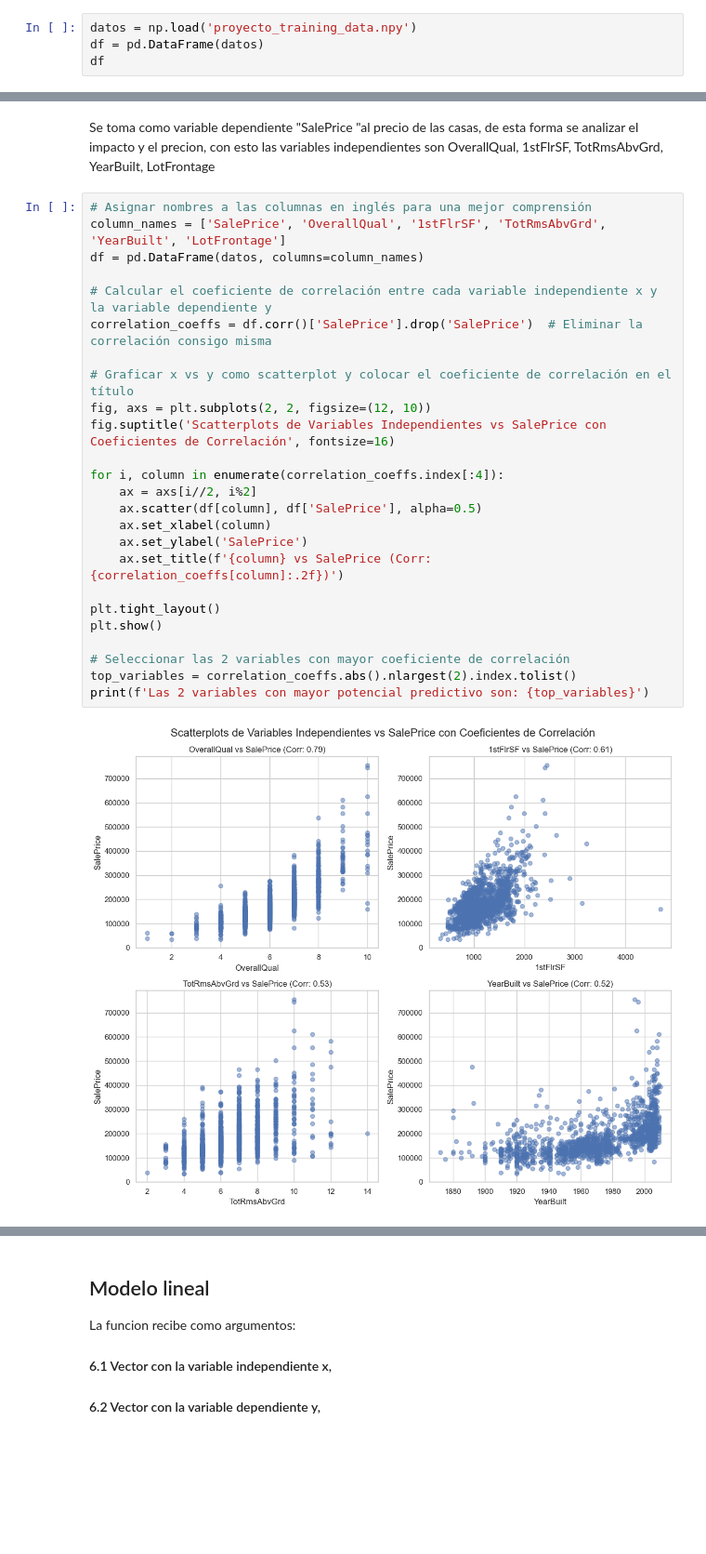
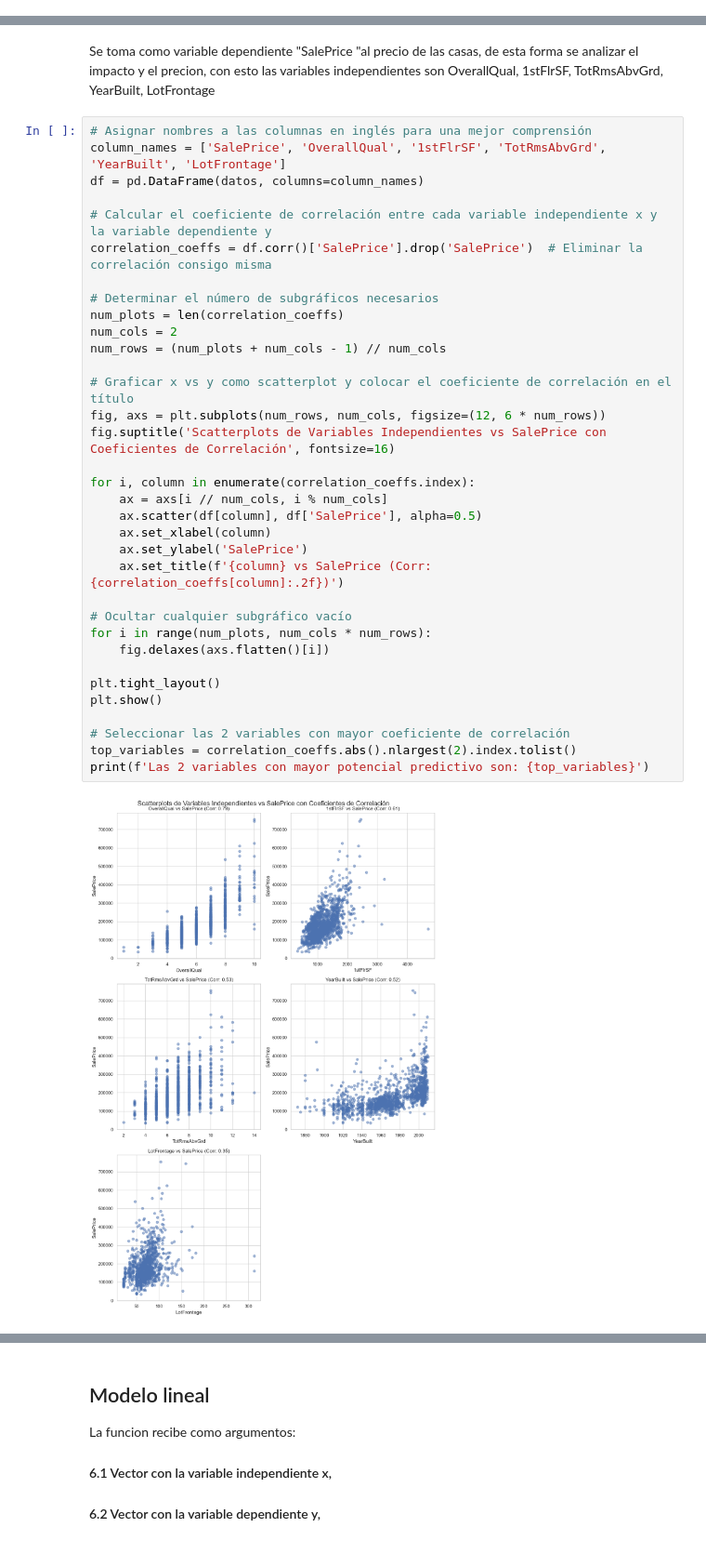
Before and after one commit to walteralexanderajtunpisquiy/PROYECTO1, a Jupyter notebook: ProyectoFinal.ipynb, the cells around one changed output, grey strips where cells are left out. Shown at 93% size. Drawn from its saved outputs; the diff is of its cells as text; blank space fills up the shorter version.

```diff
--- a/ProyectoFinal.ipynb
+++ b/ProyectoFinal.ipynb
@@ -39,4 +45,0 @@ df.head()
-# %%
-datos = np.load('proyecto_training_data.npy')
-df = pd.DataFrame(datos)
-df
@@ -174,30 +163,39 @@ independientes son OverallQual, 1stFlrSF, TotRmsAbvGrd, YearBuilt, LotFrontage
 # %%
 # Asignar nombres a las columnas en inglés para una mejor comprensión
 column_names = ['SalePrice', 'OverallQual', '1stFlrSF', 'TotRmsAbvGrd', 'YearBuilt', 'LotFrontage']
 df = pd.DataFrame(datos, columns=column_names)
 
 # Calcular el coeficiente de correlación entre cada variable independiente x y la variable dependiente y
 correlation_coeffs = df.corr()['SalePrice'].drop('SalePrice')  # Eliminar la correlación consigo misma
 
+# Determinar el número de subgráficos necesarios
+num_plots = len(correlation_coeffs)
+num_cols = 2
+num_rows = (num_plots + num_cols - 1) // num_cols
+
 # Graficar x vs y como scatterplot y colocar el coeficiente de correlación en el título
-fig, axs = plt.subplots(2, 2, figsize=(12, 10))
+fig, axs = plt.subplots(num_rows, num_cols, figsize=(12, 6 * num_rows))
 fig.suptitle('Scatterplots de Variables Independientes vs SalePrice con Coeficientes de Correlación', fontsize=16)
 
-for i, column in enumerate(correlation_coeffs.index[:4]):
-    ax = axs[i//2, i%2]
+for i, column in enumerate(correlation_coeffs.index):
+    ax = axs[i // num_cols, i % num_cols]
     ax.scatter(df[column], df['SalePrice'], alpha=0.5)
     ax.set_xlabel(column)
     ax.set_ylabel('SalePrice')
     ax.set_title(f'{column} vs SalePrice (Corr: {correlation_coeffs[column]:.2f})')
+
+# Ocultar cualquier subgráfico vacío
+for i in range(num_plots, num_cols * num_rows):
+    fig.delaxes(axs.flatten()[i])
 
 plt.tight_layout()
 plt.show()
 
 # Seleccionar las 2 variables con mayor coeficiente de correlación
 top_variables = correlation_coeffs.abs().nlargest(2).index.tolist()
 print(f'Las 2 variables con mayor potencial predictivo son: {top_variables}')
 # %% [output]
-[figure, old version]
+[figure, new version]
 Las 2 variables con mayor potencial predictivo son: ['OverallQual', '1stFlrSF']
 # %% [markdown]
 ## Modelo lineal
```
Also changed, not shown: parts of 2 cells of this notebook.
